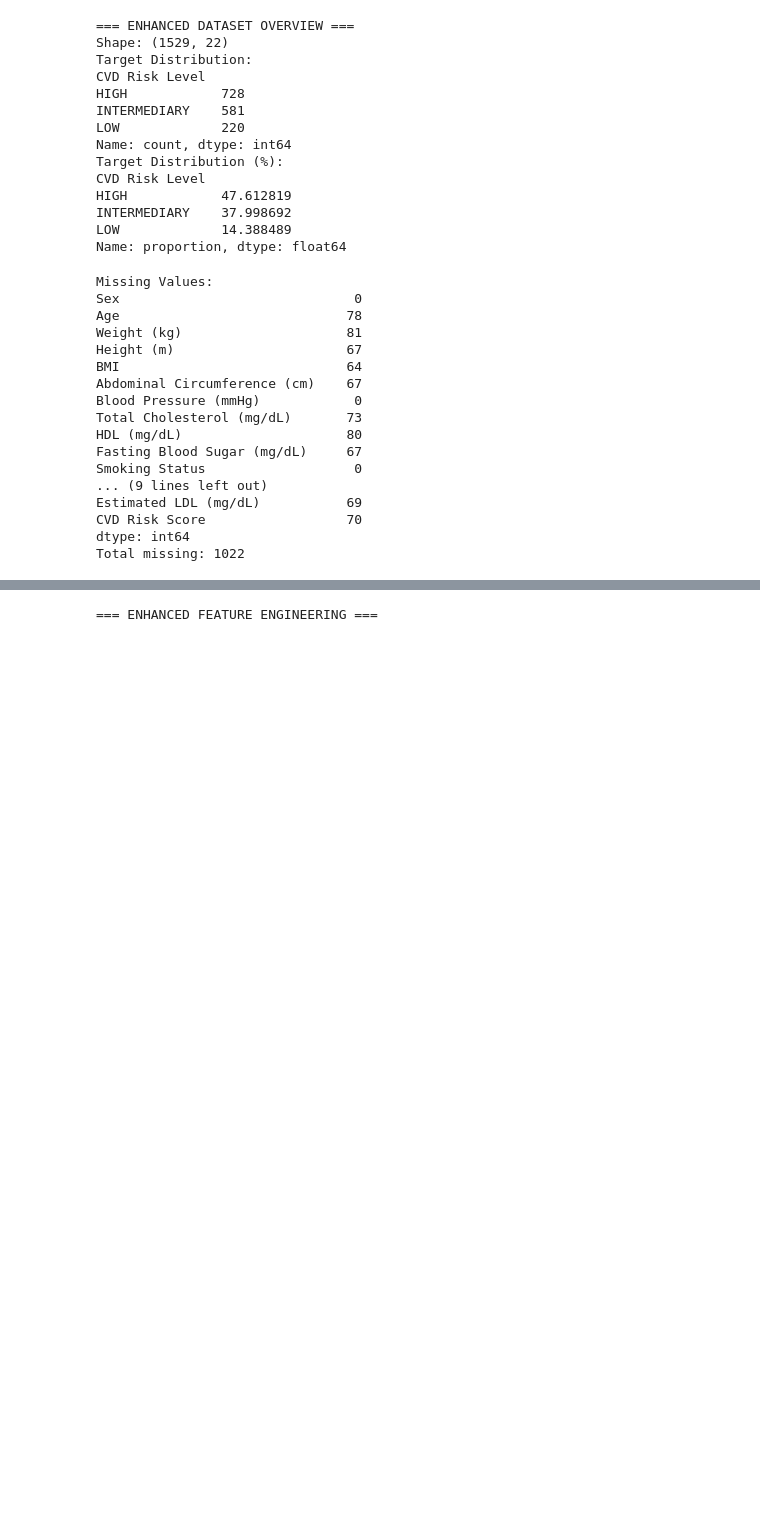
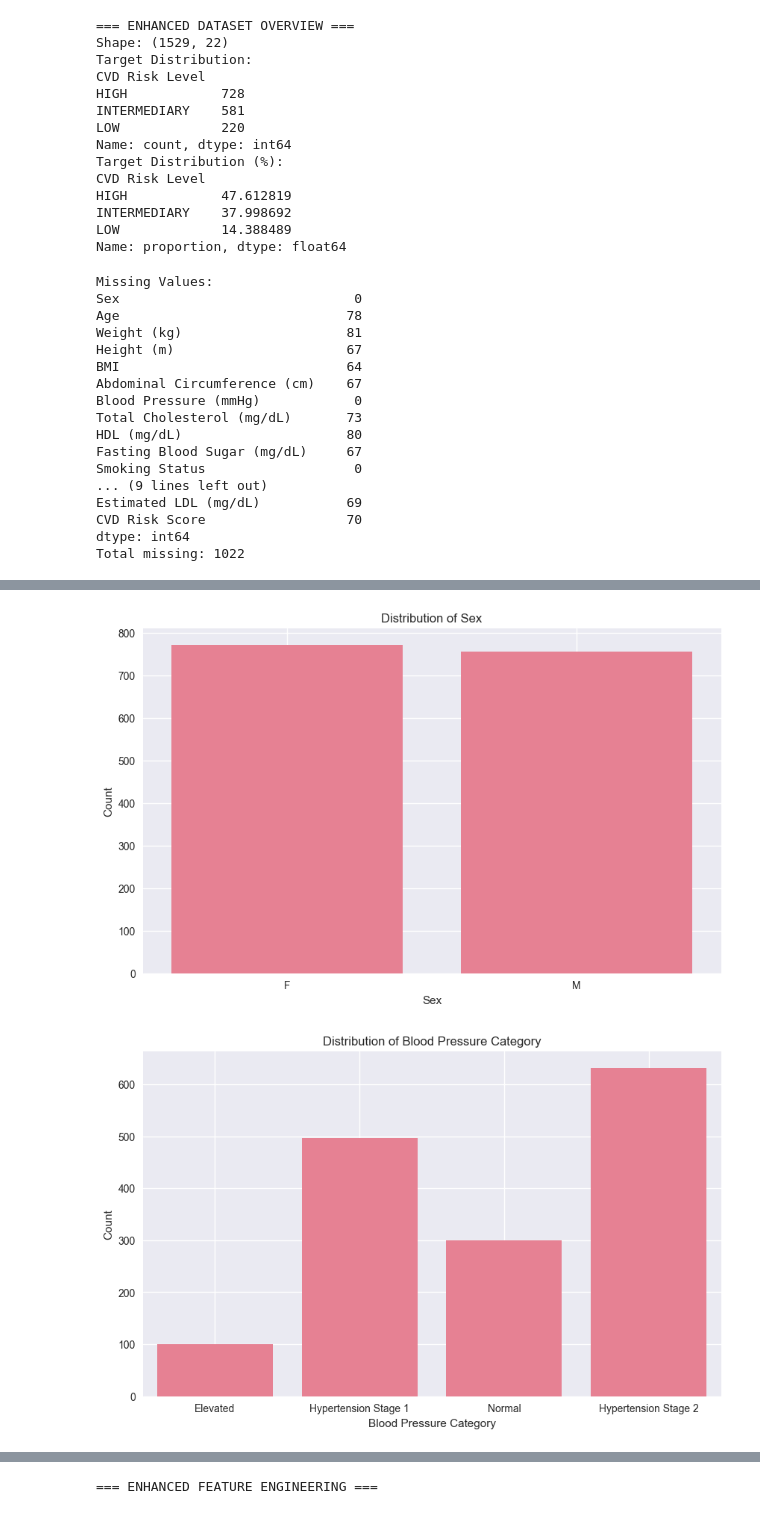
Before and after one commit to TasnimulIntazamAsif/CardioVascular_Disease_Risk_Prediction, a Jupyter notebook: CVD_ASIF_Enhanced.ipynb, the cells around one changed output, grey strips where cells are left out. Cells and saved outputs as stored; diff of their text form; code cells hidden in the pictures; blank space fills up the shorter version.

```diff
--- a/CVD_ASIF_Enhanced.ipynb
+++ b/CVD_ASIF_Enhanced.ipynb
@@ -108,0 +214,14 @@ Total missing: 1022
+# %%
+# Analyzing categorical columns
+categorical_columns = ['Sex', 'Blood Pressure Category', 'Smoking Status', 'Diabetes Status', 'Physical Activity Level', 'Family History of CVD', 'CVD Risk Level']
+for column in categorical_columns:
+    plt.figure(figsize=(10, 6))
+    sns.countplot(x=column, data=df)
+    plt.title(f'Distribution of {column}')
+    plt.xlabel(column)
+    plt.ylabel('Count')
+    plt.grid(True)
+    plt.show()
+# %% [output]
+[figure, added]
+[figure, added]
```
Also changed, not shown: parts of 83 cells of this notebook, 9 other files.
